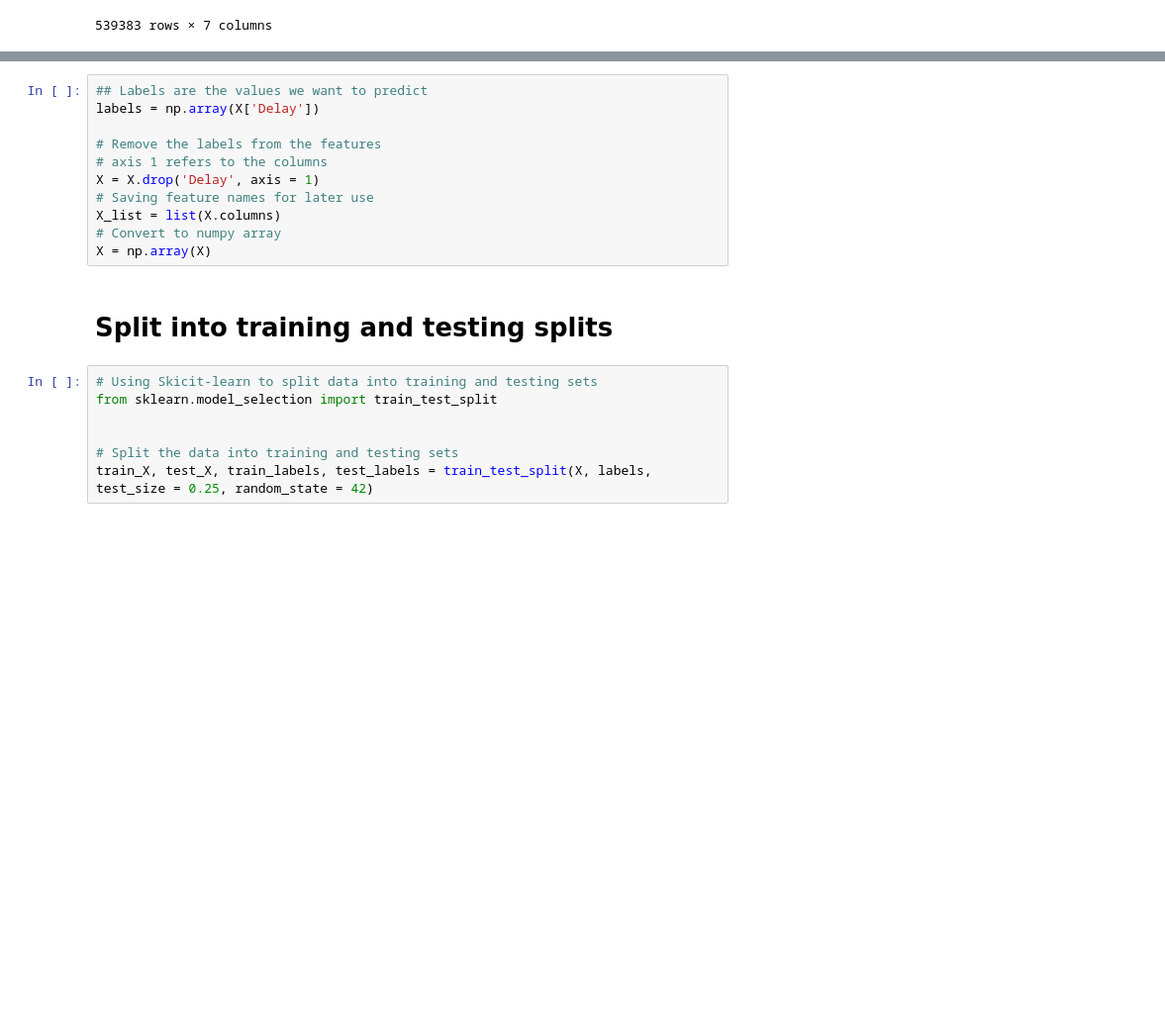
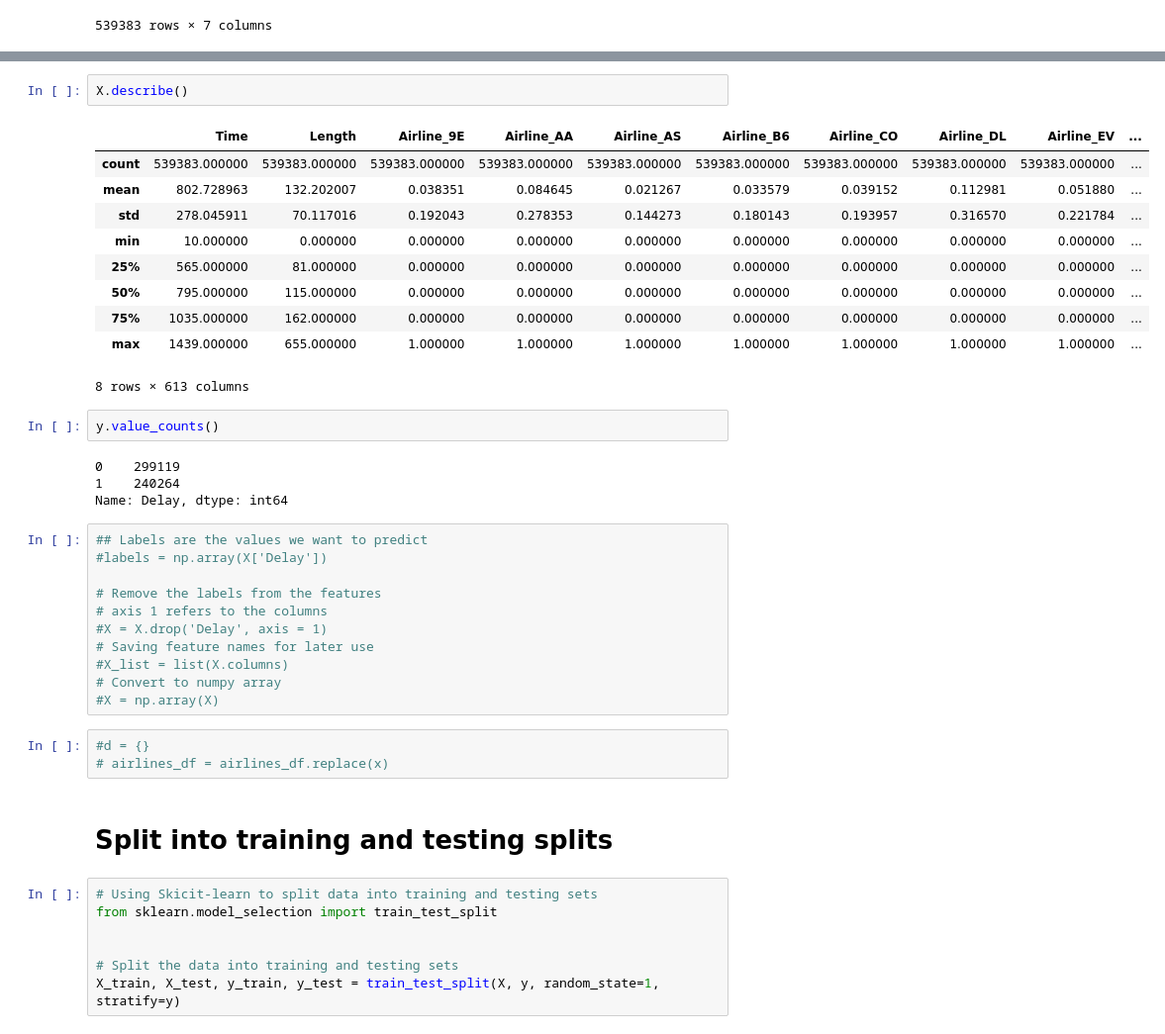
Before and after one commit to AidanH1998/Airplane-Group-1, a Jupyter notebook: Airlines ML.ipynb, the cells around one changed output, grey strips where cells are left out. Shown at 99% size. Cells and saved outputs as stored; diff of their text form; blank space fills up the shorter version.

```diff
--- a/Airlines ML.ipynb
+++ b/Airlines ML.ipynb
@@ -191,14 +198,36 @@ X.head()
+# %%
+X.describe()
+# %% [output]
+|  | Time | Length | Airline_9E | Airline_AA | Airline_AS | Airline_B6 | Airline_CO | Airline_DL | Airline_EV | ... |
+| count | 539383.000000 | 539383.000000 | 539383.000000 | 539383.000000 | 539383.000000 | 539383.000000 | 539383.000000 | 539383.000000 | 539383.000000 | ... |
+| mean | 802.728963 | 132.202007 | 0.038351 | 0.084645 | 0.021267 | 0.033579 | 0.039152 | 0.112981 | 0.051880 | ... |
+| std | 278.045911 | 70.117016 | 0.192043 | 0.278353 | 0.144273 | 0.180143 | 0.193957 | 0.316570 | 0.221784 | ... |
+| min | 10.000000 | 0.000000 | 0.000000 | 0.000000 | 0.000000 | 0.000000 | 0.000000 | 0.000000 | 0.000000 | ... |
+| 25% | 565.000000 | 81.000000 | 0.000000 | 0.000000 | 0.000000 | 0.000000 | 0.000000 | 0.000000 | 0.000000 | ... |
+| 50% | 795.000000 | 115.000000 | 0.000000 | 0.000000 | 0.000000 | 0.000000 | 0.000000 | 0.000000 | 0.000000 | ... |
+| 75% | 1035.000000 | 162.000000 | 0.000000 | 0.000000 | 0.000000 | 0.000000 | 0.000000 | 0.000000 | 0.000000 | ... |
+| max | 1439.000000 | 655.000000 | 1.000000 | 1.000000 | 1.000000 | 1.000000 | 1.000000 | 1.000000 | 1.000000 | ... |
+8 rows × 613 columns
+# %%
+y.value_counts()
+# %% [output]
+0    299119
+1    240264
+Name: Delay, dtype: int64
 # %%
 ## Labels are the values we want to predict
-labels = np.array(X['Delay'])
+#labels = np.array(X['Delay'])
 
 # Remove the labels from the features
 # axis 1 refers to the columns
-X = X.drop('Delay', axis = 1)
+#X = X.drop('Delay', axis = 1)
 # Saving feature names for later use
-X_list = list(X.columns)
+#X_list = list(X.columns)
 # Convert to numpy array
-X = np.array(X)
+#X = np.array(X)
+# %%
+#d = {}
+# airlines_df = airlines_df.replace(x)
 # %% [markdown]
 # Split into training and testing splits
 # %%
@@ -207,4 +236,4 @@ from sklearn.model_selection import train_test_split
 
 
 # Split the data into training and testing sets
-train_X, test_X, train_labels, test_labels = train_test_split(X, labels, test_size = 0.25, random_state = 42)
+X_train, X_test, y_train, y_test = train_test_split(X, y, random_state=1, stratify=y)
```
Also changed, not shown: parts of 18 cells of this notebook.
